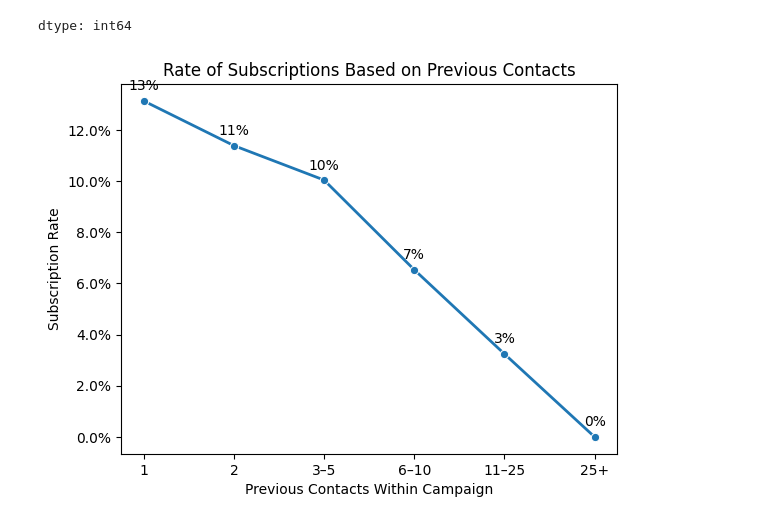
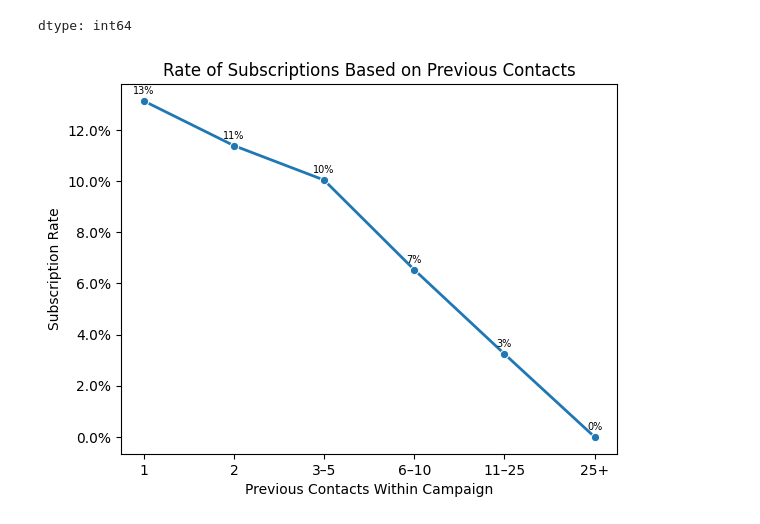
Before and after one commit to jennarandall785/Portfolio, a Jupyter notebook: notebooks/campaign.ipynb, the cells around one changed output. Saved outputs shown, nothing was run; the diff lists cells and outputs as text; code cells hidden in the pictures.

```diff
--- a/notebooks/campaign.ipynb
+++ b/notebooks/campaign.ipynb
@@ -87,13 +87,13 @@ dtype: int64
 # %%
 ax =sns.lineplot (data= rate_bin, x = "campaign_bin", y = "yes_percent", marker = "o", linewidth = 2)
 plt.title("Rate of Subscriptions Based on Previous Contacts")
 plt.ylabel("Subscription Rate")
 plt.xlabel("Previous Contacts Within Campaign")
 plt.gca().yaxis.set_major_formatter(mtick.PercentFormatter(1.0))
 
 x_positions = range(len(rate_bin["campaign_bin"]))
 
 for x_pos, y in zip(x_positions, rate_bin["yes_percent"]):
-    ax.text(x_pos, y+0.003, f"{y:.0%}", ha="center", va="bottom")
+    ax.text(x_pos, y+0.002, f"{y:.0%}", ha="center", va="bottom",fontsize=7)
 # %% [output]
-[figure, old version]
+[figure, new version]
```
